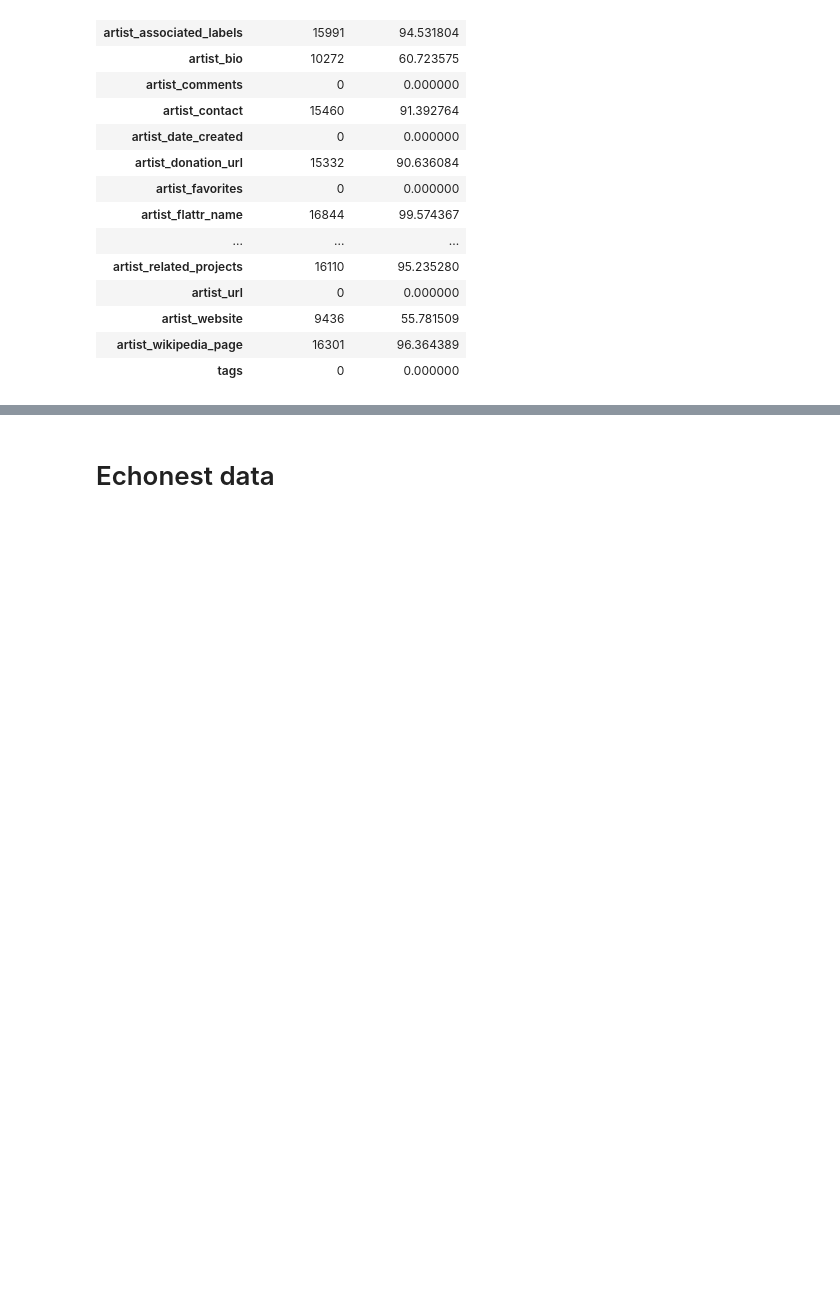
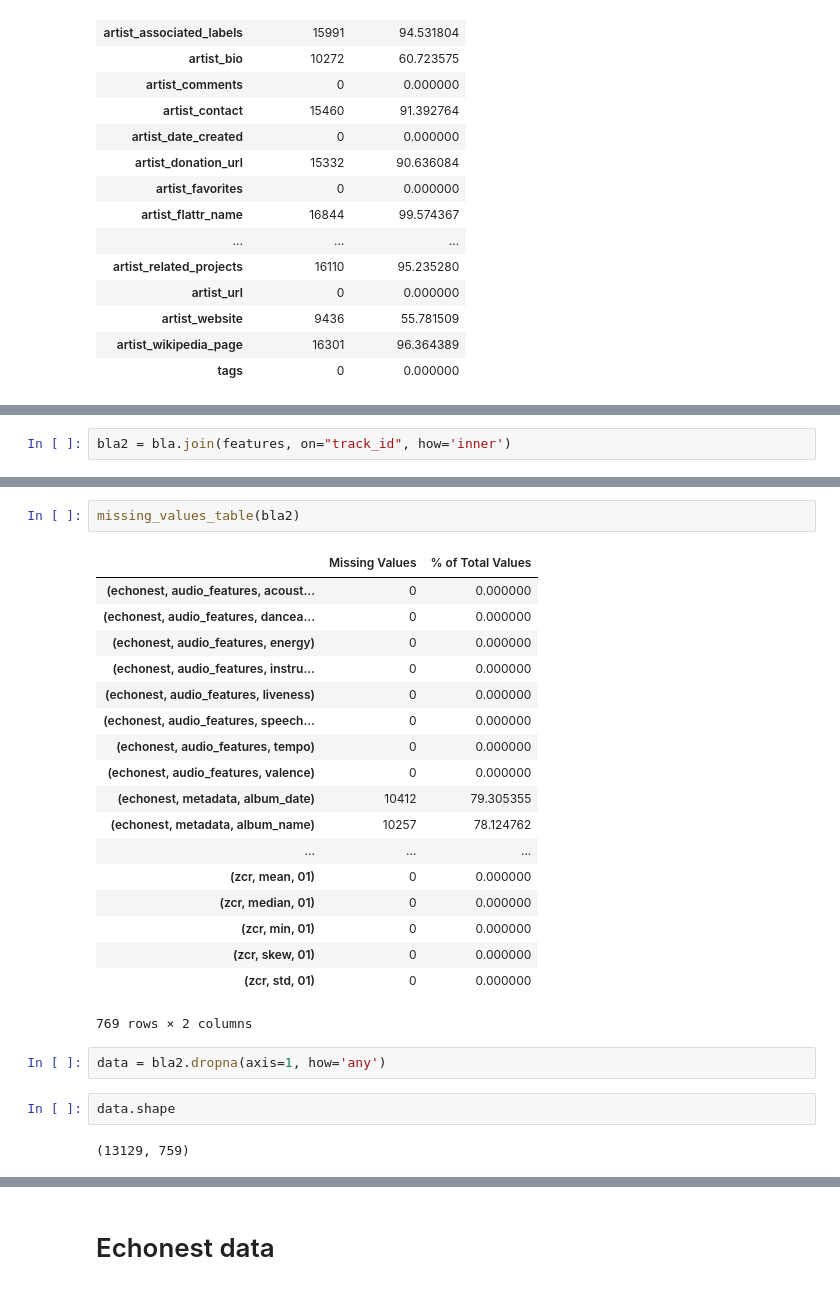
Before and after one commit to devitrylouis/music_genre_recognition, a Jupyter notebook: analysis.ipynb, the cells around one changed output, grey strips where cells are left out. Cells and saved outputs as stored; diff of their text form; blank space fills up the shorter version.

```diff
--- a/analysis.ipynb
+++ b/analysis.ipynb
@@ -244,0 +276,2 @@ converter = genres[["top_level"]].to_dict()["top_level"]
+# %%
+bla2 = bla.join(features, on="track_id", how='inner')
@@ -244,0 +289,27 @@ converter = genres[["top_level"]].to_dict()["top_level"]
+# %%
+missing_values_table(bla2)
+# %% [output]
+|  | Missing Values | % of Total Values |
+| (echonest, audio_features, acoust... | 0 | 0.000000 |
+| (echonest, audio_features, dancea... | 0 | 0.000000 |
+| (echonest, audio_features, energy) | 0 | 0.000000 |
+| (echonest, audio_features, instru... | 0 | 0.000000 |
+| (echonest, audio_features, liveness) | 0 | 0.000000 |
+| (echonest, audio_features, speech... | 0 | 0.000000 |
+| (echonest, audio_features, tempo) | 0 | 0.000000 |
+| (echonest, audio_features, valence) | 0 | 0.000000 |
+| (echonest, metadata, album_date) | 10412 | 79.305355 |
+| (echonest, metadata, album_name) | 10257 | 78.124762 |
+| ... | ... | ... |
+| (zcr, mean, 01) | 0 | 0.000000 |
+| (zcr, median, 01) | 0 | 0.000000 |
+| (zcr, min, 01) | 0 | 0.000000 |
+| (zcr, skew, 01) | 0 | 0.000000 |
+| (zcr, std, 01) | 0 | 0.000000 |
+769 rows × 2 columns
+# %%
+data = bla2.dropna(axis=1, how='any')
+# %%
+data.shape
+# %% [output]
+(13129, 759)
```
Also changed, not shown: parts of 33 cells of this notebook.
